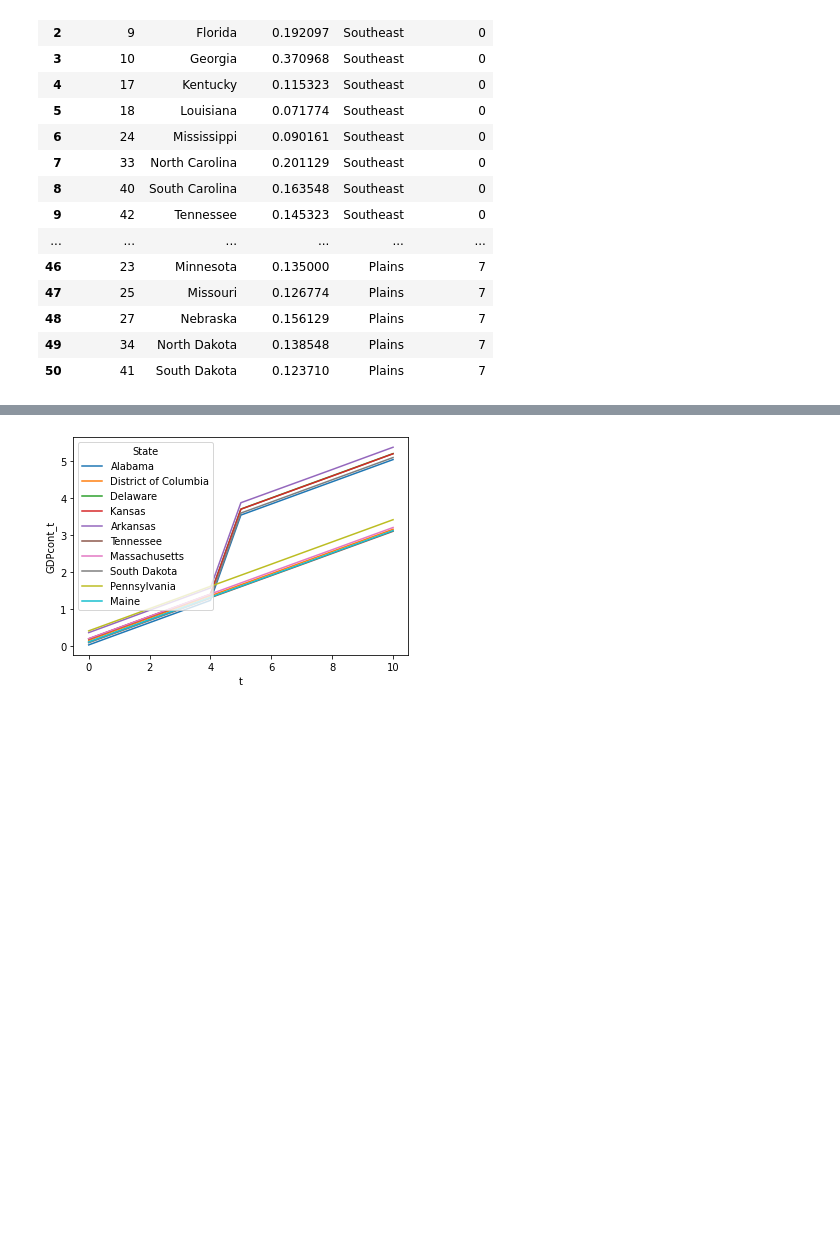
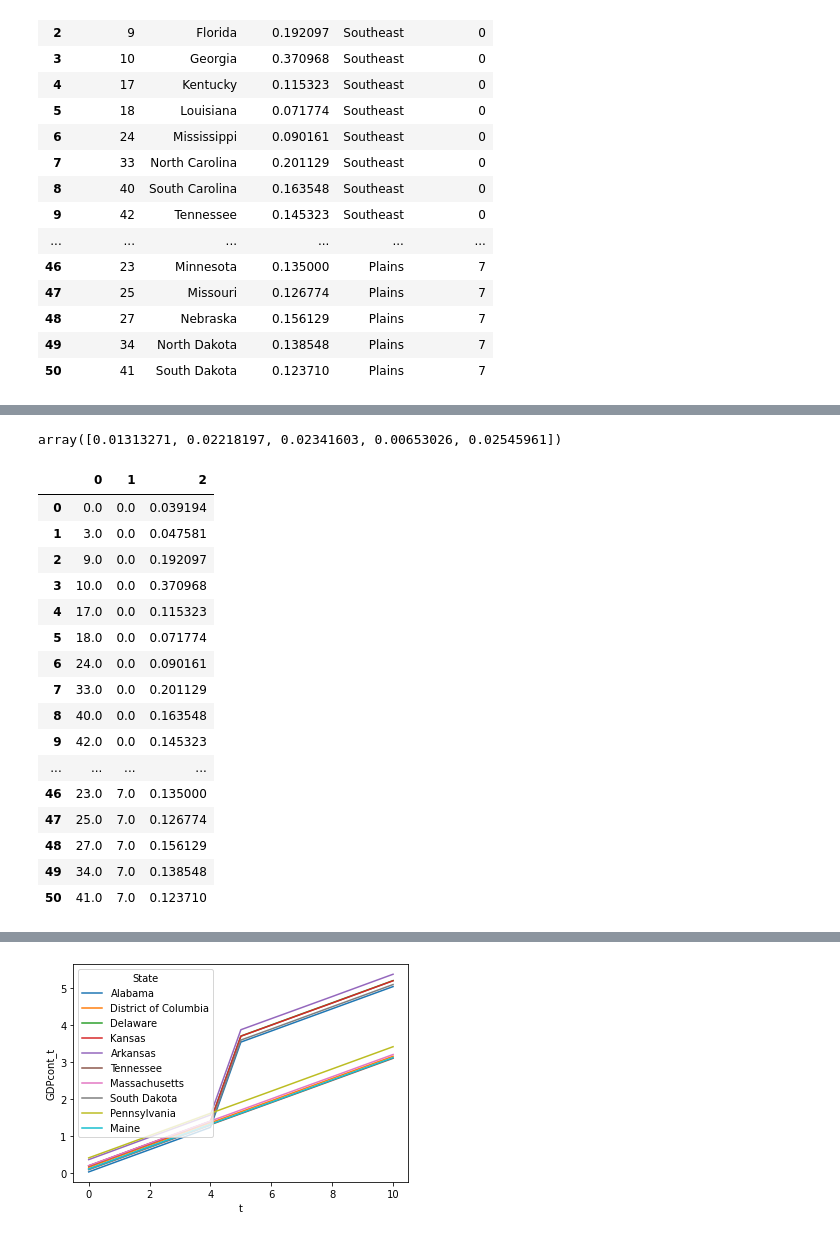
Before and after one commit to GondekNP/TreatmentBiasInvestigator, a Jupyter notebook: setup.ipynb, the cells around one changed output, grey strips where cells are left out. Drawn from its saved outputs; the diff is of its cells as text; code cells hidden in the pictures; blank space fills up the shorter version.

```diff
--- a/setup.ipynb
+++ b/setup.ipynb
@@ -84,3 +107,30 @@ state_mat = loc_map[['state_int', 'region_int', 'GDPcont_t0']].to_csv('location_
+# %%
+growth_pcts = np.random.normal(.02,
+                                        .01,
+                                        5)
+growth_pcts
+# %% [output]
+array([0.01313271, 0.02218197, 0.02341603, 0.00653026, 0.02545961])
+# %%
+pd.DataFrame(state_mat)
+# %% [output]
+|  | 0 | 1 | 2 |
+| 0 | 0.0 | 0.0 | 0.039194 |
+| 1 | 3.0 | 0.0 | 0.047581 |
+| 2 | 9.0 | 0.0 | 0.192097 |
+| 3 | 10.0 | 0.0 | 0.370968 |
+| 4 | 17.0 | 0.0 | 0.115323 |
+| 5 | 18.0 | 0.0 | 0.071774 |
+| 6 | 24.0 | 0.0 | 0.090161 |
+| 7 | 33.0 | 0.0 | 0.201129 |
+| 8 | 40.0 | 0.0 | 0.163548 |
+| 9 | 42.0 | 0.0 | 0.145323 |
+| ... | ... | ... | ... |
+| 46 | 23.0 | 7.0 | 0.135000 |
+| 47 | 25.0 | 7.0 | 0.126774 |
+| 48 | 27.0 | 7.0 | 0.156129 |
+| 49 | 34.0 | 7.0 | 0.138548 |
+| 50 | 41.0 | 7.0 | 0.123710 |
 # %%
 # treat = gen_data.init_sim(state_mat, 10, 5, (5,0), (2, 0))
 import init_sim
```
Also changed, not shown: parts of 14 cells of this notebook, 11 other files.
